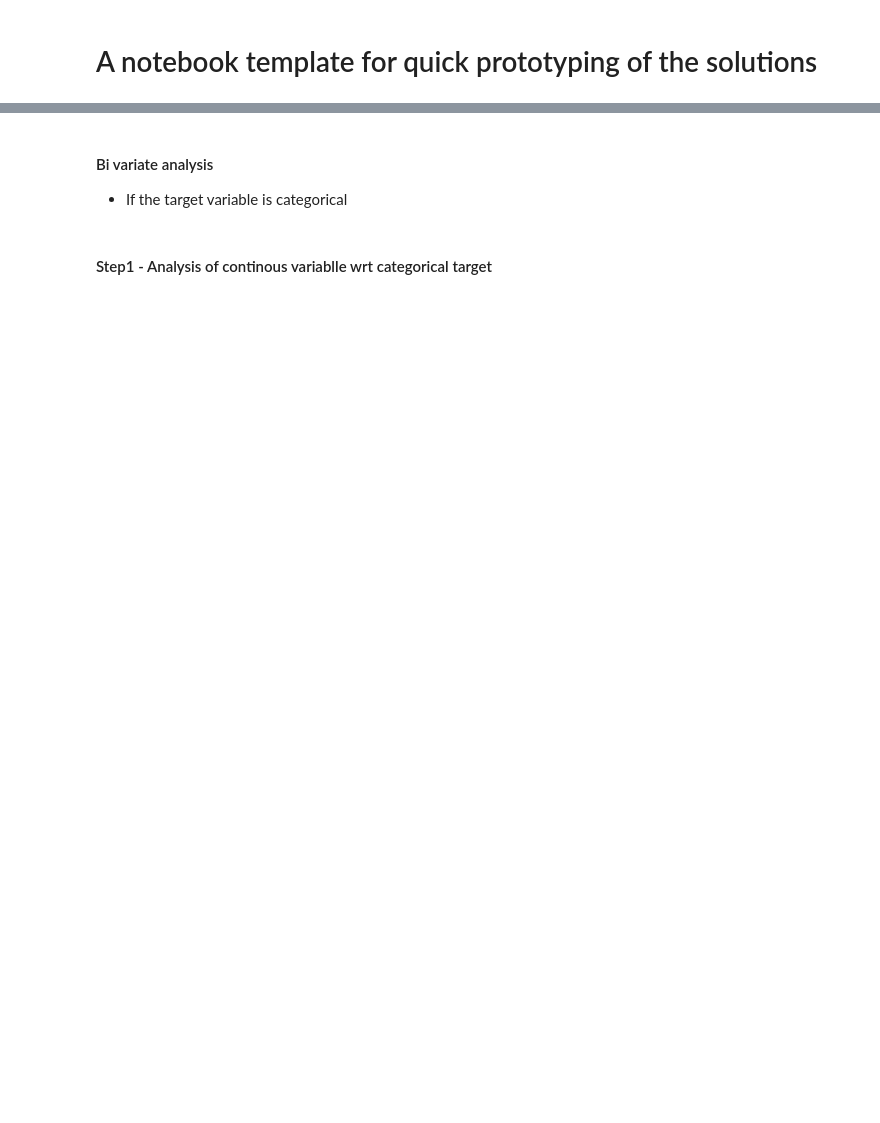
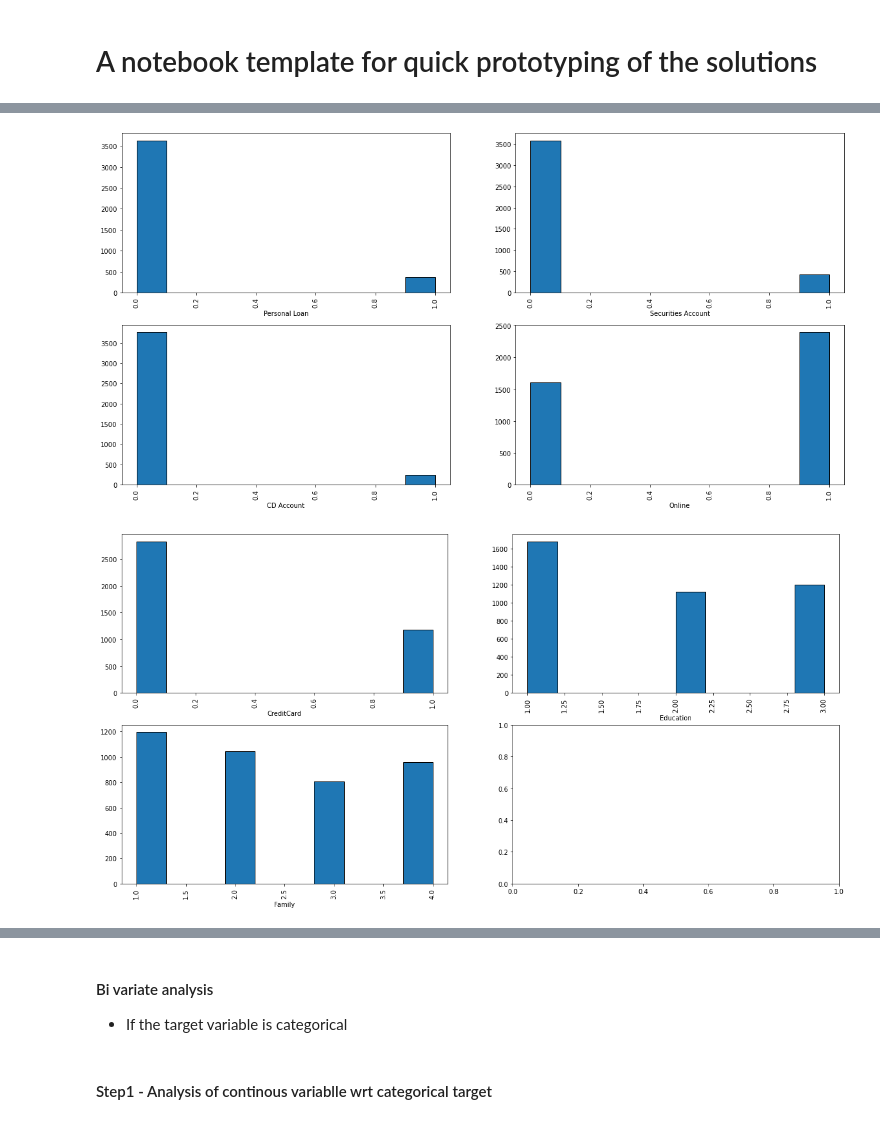
Before and after one commit to shubh1608/Jupyter-Notebook-Template, a Jupyter notebook: notebok_template.ipynb, the cells around one changed output, grey strips where cells are left out. Drawn from its saved outputs; the diff is of its cells as text; code cells hidden in the pictures; blank space fills up the shorter version.

```diff
--- a/notebok_template.ipynb
+++ b/notebok_template.ipynb
@@ -155,24 +278,24 @@ dataset_path = "replace_with_path_to_your_dataset"
 # %%
-def univariate_hist(columns):
+def univariate_hist(df, columns):
     plt.subplots(2,2, figsize=(20,10))
     plt.subplot(221)
     plt.xlabel(columns[0])
     plt.xticks(rotation=90)
-    plt.hist(customer_data[columns[0]], edgecolor = 'black')
+    plt.hist(df[columns[0]], edgecolor = 'black')
     if len(columns)>1:
         plt.subplot(222)
         plt.xlabel(columns[1])
         plt.xticks(rotation=90)
-        plt.hist(customer_data[columns[1]], edgecolor = 'black')
+        plt.hist(df[columns[1]], edgecolor = 'black')
     if len(columns)>2:
         plt.subplot(223)
         plt.xlabel(columns[2])
         plt.xticks(rotation=90)
-        plt.hist(customer_data[columns[2]], edgecolor = 'black')
+        plt.hist(df[columns[2]], edgecolor = 'black')
     if len(columns)>3:
         plt.subplot(224)
         plt.xlabel(columns[3])
         plt.xticks(rotation=90)
-        plt.hist(customer_data[columns[3]], edgecolor = 'black')
+        plt.hist(df[columns[3]], edgecolor = 'black')
     plt.show()
 # %%
@@ -192,6 +315,6 @@ def univariate_dist(columns):
         axes[1,1].set_title(columns[3])
 # %%
-def display_plots(func,cols):
+def display_plots(df, func,cols):
     temp=0
     length=len(cols)
     if (length%4 == 0):
@@ -200,7 +323,12 @@ def display_plots(func,cols):
         condition=(length+(4-(length%4)))+1
     for i in range(4,condition,4):
         if i<length:
-            func(cols[temp:i])
+            func(df, cols[temp:i])
         else:
-            func(cols[temp:length])
+            func(df, cols[temp:length])
         temp=i
+# %%
+display_plots(train_copy, univariate_hist, categorical_columns)
+# %% [output]
+[figure, added]
+[figure, added]
```
Also changed, not shown: parts of 58 cells of this notebook, 1 other file.
